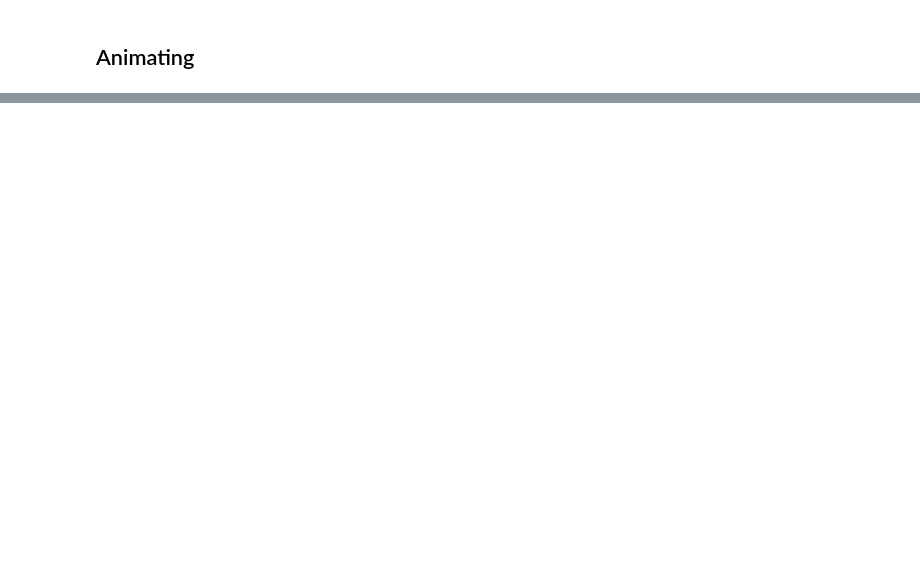
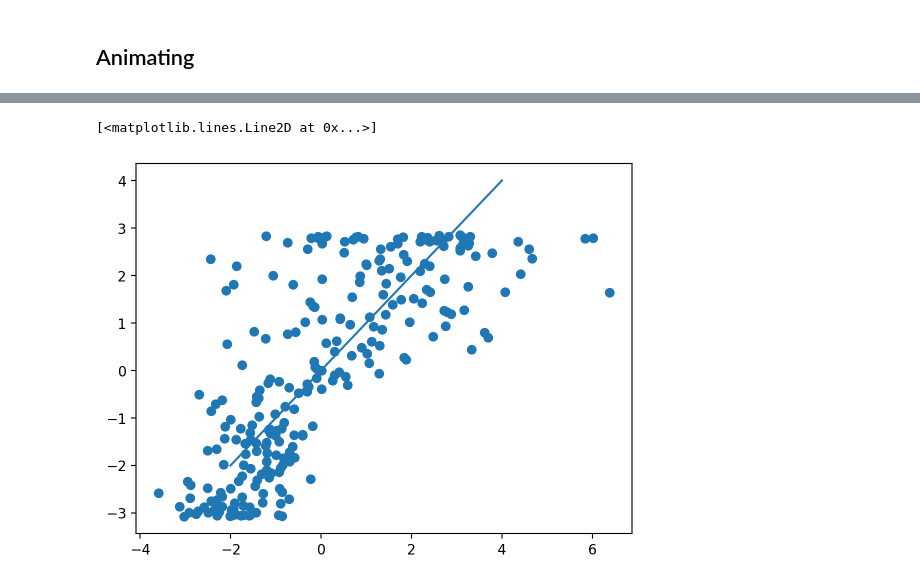
Before and after one commit to gerdm/bayes, a Jupyter notebook: exponential-families-ekf.ipynb, the cells around one changed output, grey strips where cells are left out. Cells and saved outputs as stored; diff of their text form; code cells hidden in the pictures; blank space fills up the shorter version.

```diff
--- a/exponential-families-ekf.ipynb
+++ b/exponential-families-ekf.ipynb
@@ -156,0 +289,9 @@ MovieWriter ffmpeg unavailable; using Pillow instead.
+# %%
+eta = linkfn(bel.mean, X)
+preds = jax.vmap(mean, 1)(eta)
+# %%
+plt.scatter(y, preds[:, 0])
+plt.plot([-2, 4], [-2,4])
+# %% [output]
+[<matplotlib.lines.Line2D at 0x...>]
+[figure, added]
```
Also changed, not shown: parts of 23 cells of this notebook.
